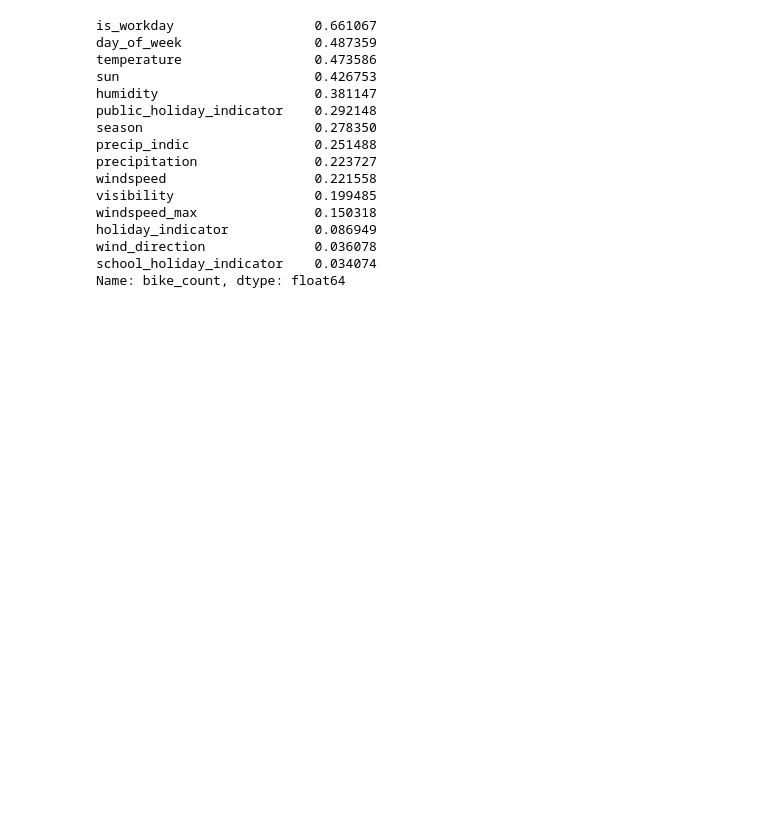
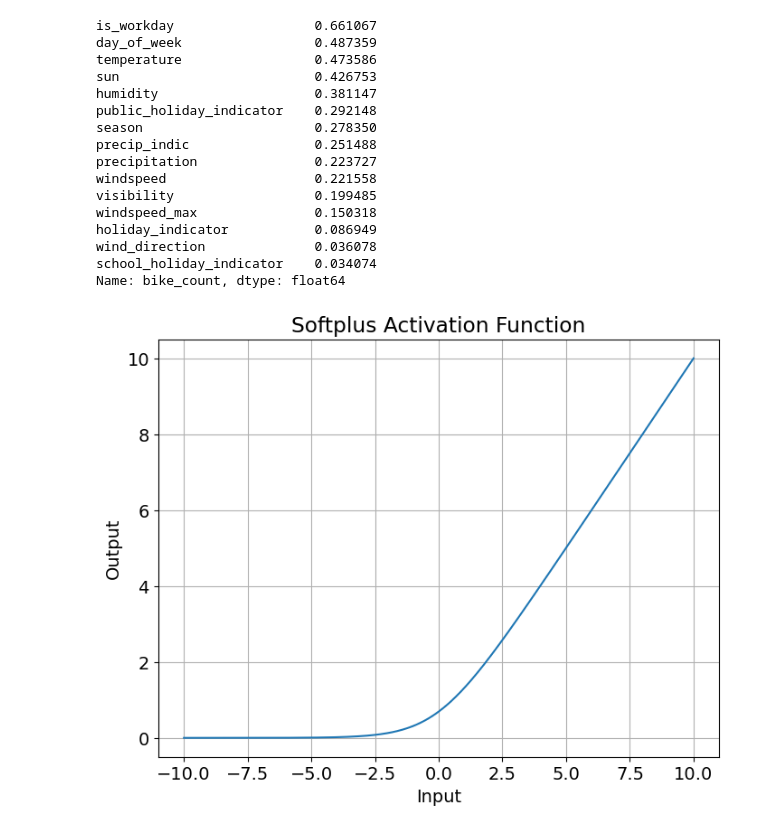
Before and after one commit to AnnaStiegler/Probabilistic-Forecasting-of-Bicycle-Counts-in-Karlsruhe-with-Neural-Networks, a Jupyter notebook: Code/(02) Plots.ipynb, the cells around one changed output. Cells and saved outputs as stored; diff of their text form; code cells hidden in the pictures; blank space fills up the shorter version.

```diff
--- a/Code/(02) Plots.ipynb
+++ b/Code/(02) Plots.ipynb
@@ -552,3 +552,28 @@ holiday_indicator           0.086949
 wind_direction              0.036078
 school_holiday_indicator    0.034074
 Name: bike_count, dtype: float64
+# %%
+def relu(x):
+    return np.maximum(0, x)
+
+def softplus(x):
+    return np.log(1 + np.exp(x))
+# %%
+# Generate x values
+x = np.linspace(-10, 10, 400)
+# %%
+# Compute function values
+y_softplus = softplus(x)
+
+
+# Plot SoftPlus
+plt.figure(figsize=(8, 6))
+plt.plot(x, y_softplus)
+plt.title("Softplus Activation Function")
+plt.xlabel("Input")
+plt.ylabel("Output")
+plt.grid(True)
+plt.gcf().savefig(base_path_plots / "softplus_activation_function.png", dpi=96)
+plt.show()
+# %% [output]
+[figure, added]
```
Also changed, not shown: parts of 6 cells of this notebook, 19 other files.
